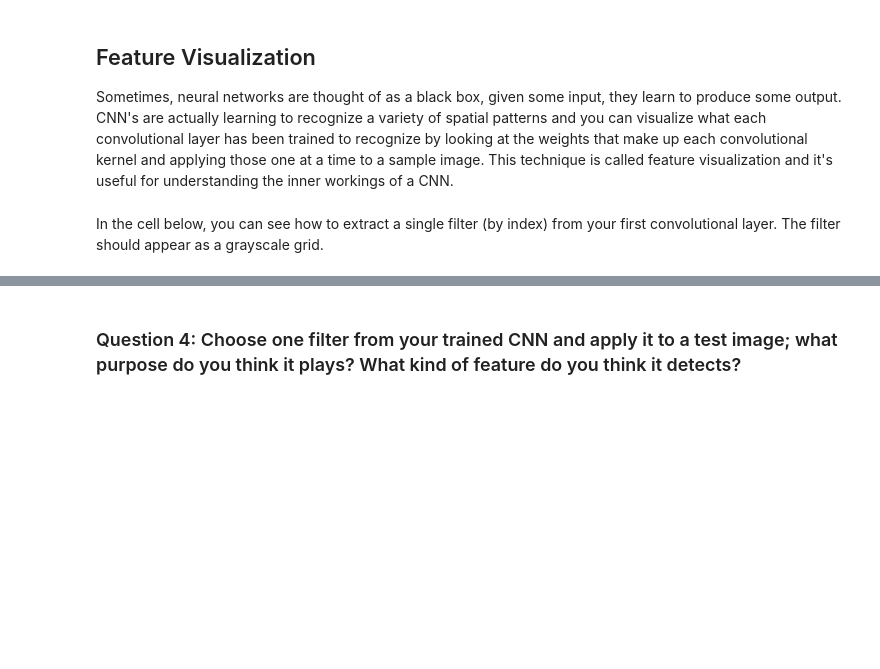
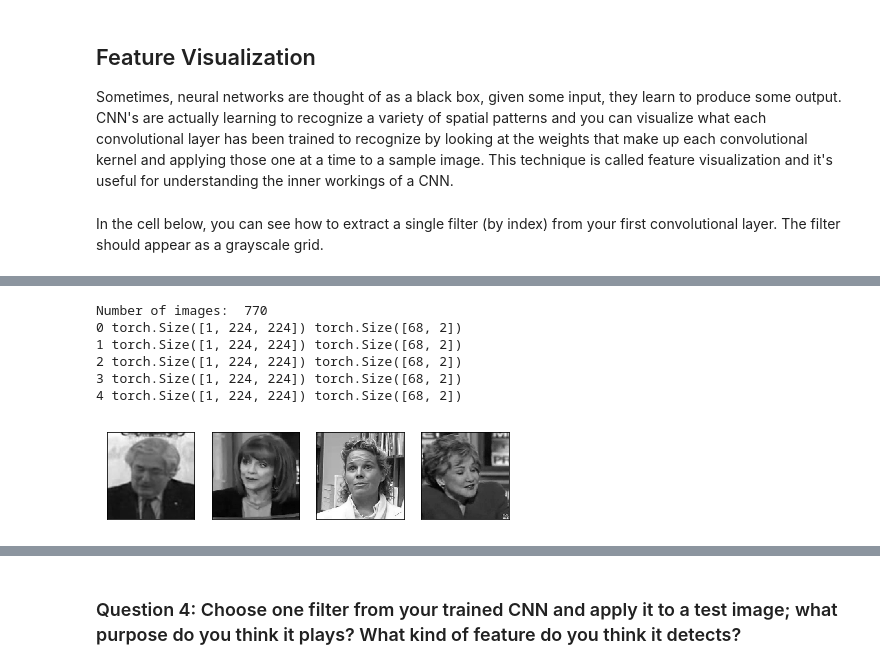
Before and after one commit to thanhthtran/Facial_keypoint_cnv, a Jupyter notebook: 2. Define the Network Architecture.ipynb, the cells around one changed output, grey strips where cells are left out. Cells and saved outputs as stored; diff of their text form; code cells hidden in the pictures; blank space fills up the shorter version.

```diff
--- a/2. Define the Network Architecture.ipynb
+++ b/2. Define the Network Architecture.ipynb
@@ -458,5 +595,20 @@ Next, choose a test image and filter it with one of the convolutional kernels in
 # %%
 ##TODO: load in and display any image from the transformed test dataset
 
 ## TODO: Using cv's filter2D function,
 ## apply a specific set of filter weights (like the one displayed above) to the test image
+
+
+fig = plt.figure(figsize=(120, 4))
+for idx in np.arange(4):
+    ax = fig.add_subplot(2, 128/2, idx+1, xticks=[], yticks=[])
+    image = test_dataset[idx]['image'].numpy()
+    ax.imshow(np.squeeze(image), cmap='gray')
+# %% [output]
+Number of images:  770
+0 torch.Size([1, 224, 224]) torch.Size([68, 2])
+1 torch.Size([1, 224, 224]) torch.Size([68, 2])
+2 torch.Size([1, 224, 224]) torch.Size([68, 2])
+3 torch.Size([1, 224, 224]) torch.Size([68, 2])
+4 torch.Size([1, 224, 224]) torch.Size([68, 2])
+[figure, added]
```
Also changed, not shown: parts of 24 cells of this notebook.
